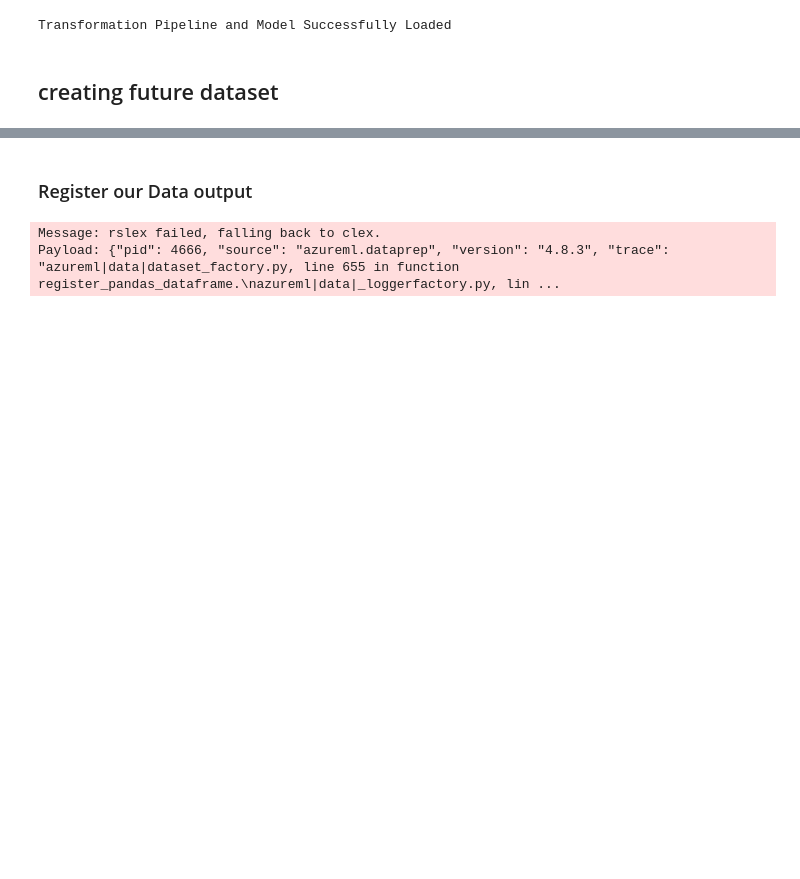
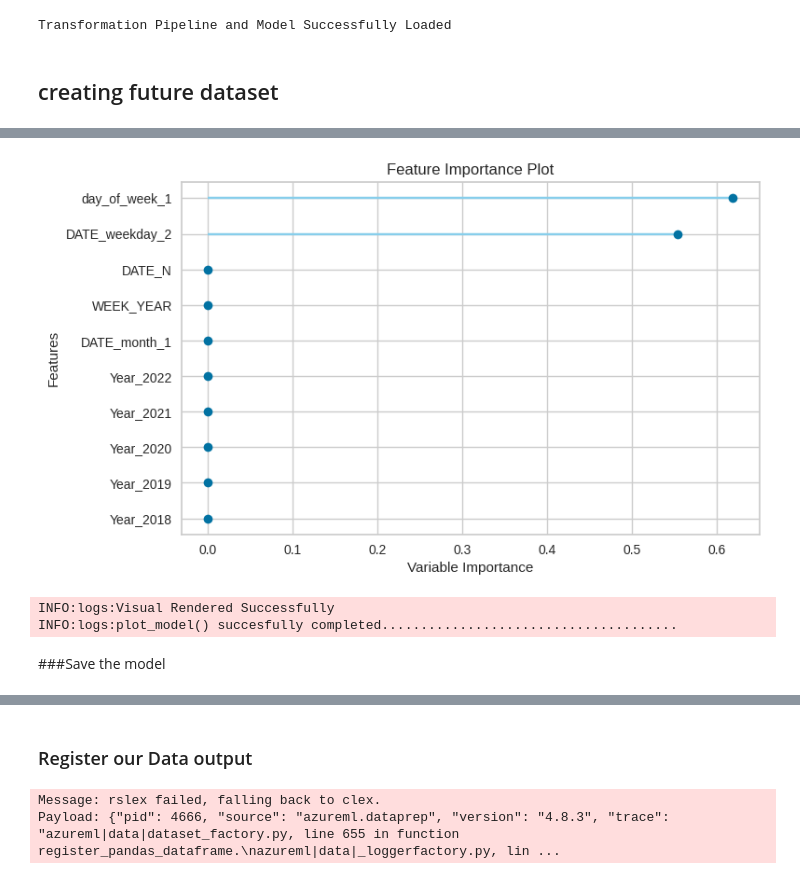
Before and after one commit to tedyadika/Azureml, a Jupyter notebook: 2_Data_eng_visuals.ipynb, the cells around one changed output, grey strips where cells are left out. Drawn from its saved outputs; the diff is of its cells as text; code cells hidden in the pictures; blank space fills up the shorter version.

```diff
--- a/2_Data_eng_visuals.ipynb
+++ b/2_Data_eng_visuals.ipynb
@@ -312,0 +414,8 @@ future_df = pd.concat([Aut_data,future_data],ignore_index=True).fillna(0)
+# %%
+plot_model(best, plot = 'feature')
+# %% [output]
+[figure, added]
+INFO:logs:Visual Rendered Successfully
+INFO:logs:plot_model() succesfully completed......................................
+# %% [markdown]
+###Save the model
```
Also changed, not shown: parts of 19 cells of this notebook.
